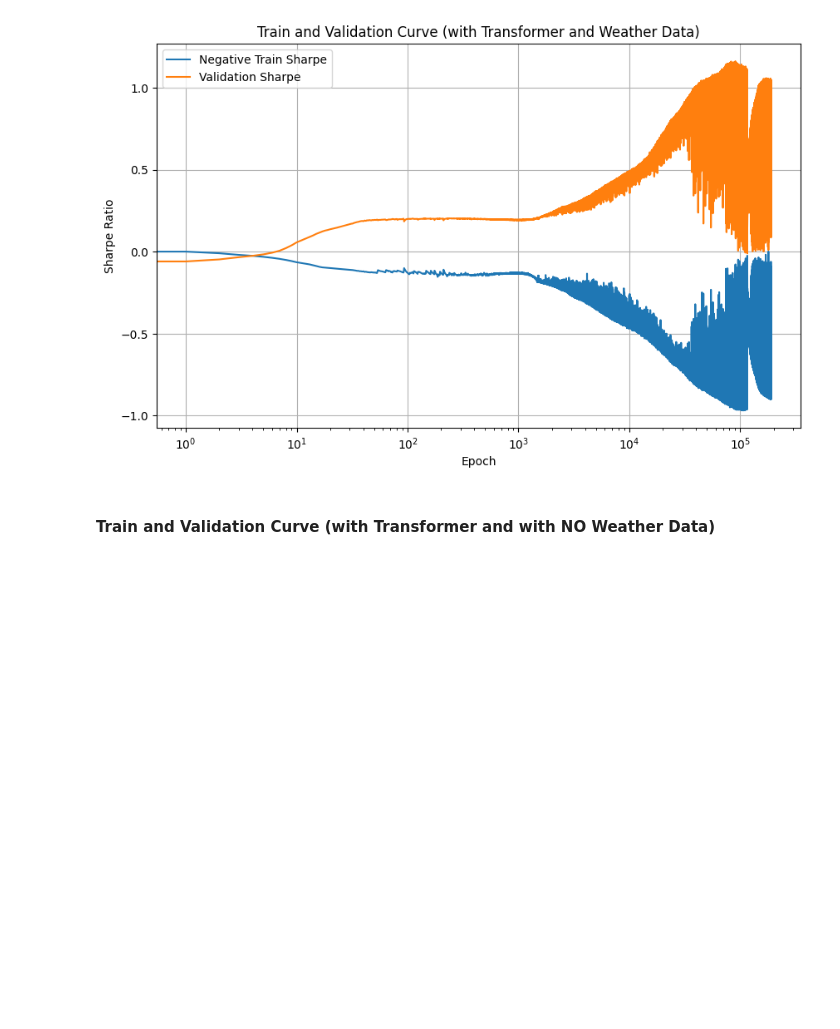
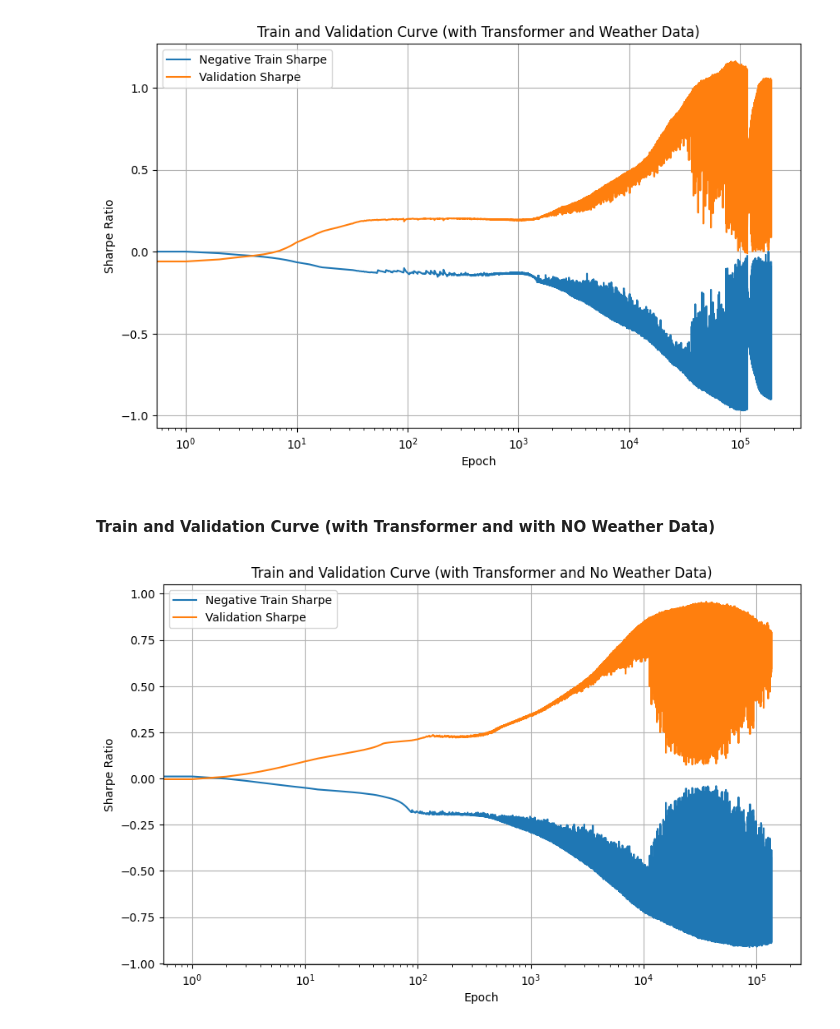
Before and after one commit to mrterminal-git/stat3007-deep-learning-project, a Jupyter notebook: src/figures.ipynb, the cells around one changed output. Saved outputs shown, nothing was run; the diff lists cells and outputs as text; code cells hidden in the pictures; blank space fills up the shorter version.

Commit message:
add: figure files for no transformer and with weather (INCORRECT THOUGH)

```diff
--- a/src/figures.ipynb
+++ b/src/figures.ipynb
@@ -40,31 +40,33 @@ plt.show()
 # %%
 import re
 import matplotlib.pyplot as plt
 
 def parse_sharpe_log(file_path):
     epochs = []
     train_sharpe = []
     val_sharpe = []
     pattern = re.compile(r"Epoch\s+(\d+)\s+\|\s+Train Sharpe:\s+([-\d.]+)\s+\|\s+Val Sharpe:\s+([-\d.]+)")
     with open(file_path, "r") as f:
         for line in f:
             match = pattern.match(line)
             if match:
                 epochs.append(int(match.group(1)))
                 train_sharpe.append(float(match.group(2)))
                 val_sharpe.append(float(match.group(3)))
     return epochs, train_sharpe, val_sharpe
 
 log_path = "../data/transformer_no_weather_train_val_results.yml"
 epochs, train_sharpe, val_sharpe = parse_sharpe_log(log_path)
 
 plt.figure(figsize=(10,6))
 plt.plot(epochs, [-x for x in train_sharpe], label="Negative Train Sharpe")
 plt.plot(epochs, val_sharpe, label="Validation Sharpe")
 plt.xlabel("Epoch")
 plt.ylabel("Sharpe Ratio")
-plt.title("Train and Validation Curve (with Transformer and Weather Data)")
+plt.title("Train and Validation Curve (with Transformer and No Weather Data)")
 plt.legend()
 plt.grid(True)
 plt.xscale("log")
 plt.show()
+# %% [output]
+[figure, added]
```
Also changed, not shown: parts of 2 cells of this notebook, 1 other file.
